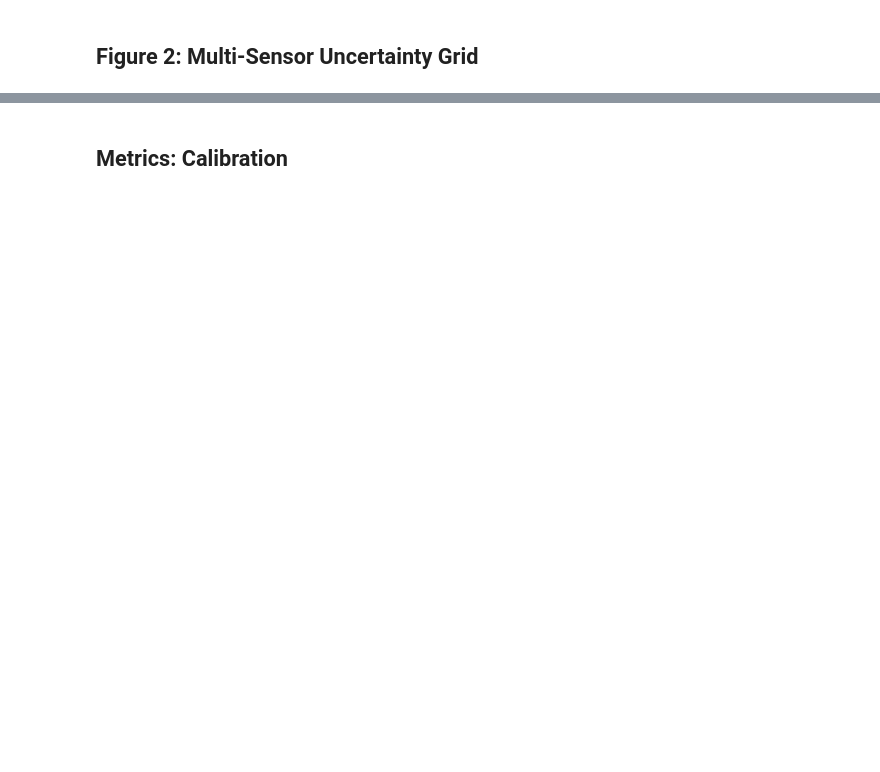
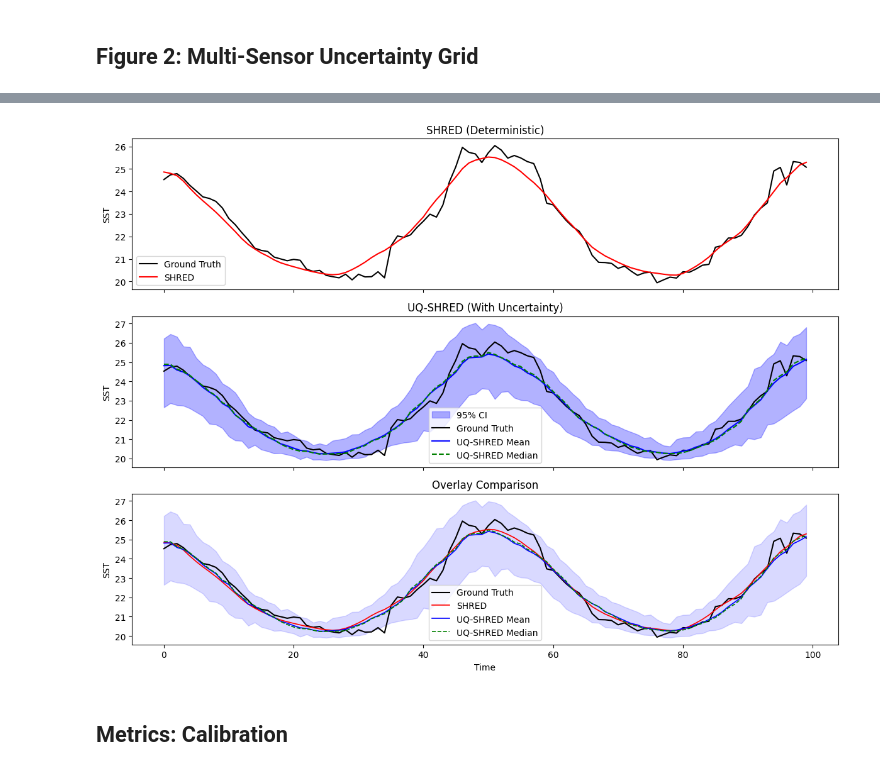
Before and after one commit to gaoliyao/uq_shred, a Jupyter notebook: uq_shred_demo.ipynb, the cells around one changed output, grey strips where cells are left out. Drawn from its saved outputs; the diff is of its cells as text; code cells hidden in the pictures; blank space fills up the shorter version.

```diff
--- a/uq_shred_demo.ipynb
+++ b/uq_shred_demo.ipynb
@@ -85,5 +138,5 @@ shred_errors = fit(shred, train_dataset, valid_dataset, batch_size=64, num_epoch
 shred.eval()
 with torch.no_grad():
     shred_recon = shred(test_dataset.X)
-    shred_error = torch.linalg.norm(shred_recon - test_dataset.Y) / torch.linalg.norm(test_dataset.Y)
+    shred_error = (torch.linalg.norm(shred_recon - test_dataset.Y) / torch.linalg.norm(test_dataset.Y)).item()
 print(f'SHRED Test Relative Error: {shred_error:.4f}')
@@ -171,27 +261,40 @@ plt.show()
 # %%
-fig, axes = plt.subplots(2, 1, figsize=(12, 6), sharex=True)
+fig, axes = plt.subplots(3, 1, figsize=(12, 9), sharex=True)
 idx = sensor_locations[0]
 t = np.arange(100)
 
-# SHRED
+# SHRED (deterministic)
 axes[0].plot(t, test_truth_np[:100, idx], 'k-', label='Ground Truth')
-axes[0].plot(t, shred_recon_np[:100, idx], 'b-', label='SHRED')
+axes[0].plot(t, shred_recon_np[:100, idx], 'r-', label='SHRED')
 axes[0].set_ylabel('SST')
 axes[0].legend()
 axes[0].set_title('SHRED (Deterministic)')
 
-# UQ-SHRED
+# UQ-SHRED (with uncertainty, mean + median)
 axes[1].fill_between(t, lower_orig[:100, idx], upper_orig[:100, idx], alpha=0.3, color='blue', label='95% CI')
 axes[1].plot(t, test_truth_np[:100, idx], 'k-', label='Ground Truth')
 axes[1].plot(t, mean_orig[:100, idx], 'b-', label='UQ-SHRED Mean')
-axes[1].set_xlabel('Time')
+axes[1].plot(t, median_orig[:100, idx], 'g--', label='UQ-SHRED Median')
 axes[1].set_ylabel('SST')
 axes[1].legend()
 axes[1].set_title('UQ-SHRED (With Uncertainty)')
 
+# Overlay comparison
+axes[2].plot(t, test_truth_np[:100, idx], 'k-', linewidth=1.5, label='Ground Truth')
+axes[2].plot(t, shred_recon_np[:100, idx], 'r-', linewidth=1.2, label='SHRED')
+axes[2].plot(t, mean_orig[:100, idx], 'b-', linewidth=1.2, label='UQ-SHRED Mean')
+axes[2].plot(t, median_orig[:100, idx], 'g--', linewidth=1.2, label='UQ-SHRED Median')
+axes[2].fill_between(t, lower_orig[:100, idx], upper_orig[:100, idx], alpha=0.15, color='blue')
+axes[2].set_xlabel('Time')
+axes[2].set_ylabel('SST')
+axes[2].legend()
+axes[2].set_title('Overlay Comparison')
+
 plt.tight_layout()
-plt.savefig('shred_vs_uqshred.png', dpi=150)
+plt.savefig(f'{results_dir}/shred_vs_uqshred.png', dpi=150)
 plt.show()
+# %% [output]
+[figure, added]
 # %% [markdown]
 ## Metrics: Calibration
 # %%
```
Also changed, not shown: parts of 32 cells of this notebook, 3 other files.
